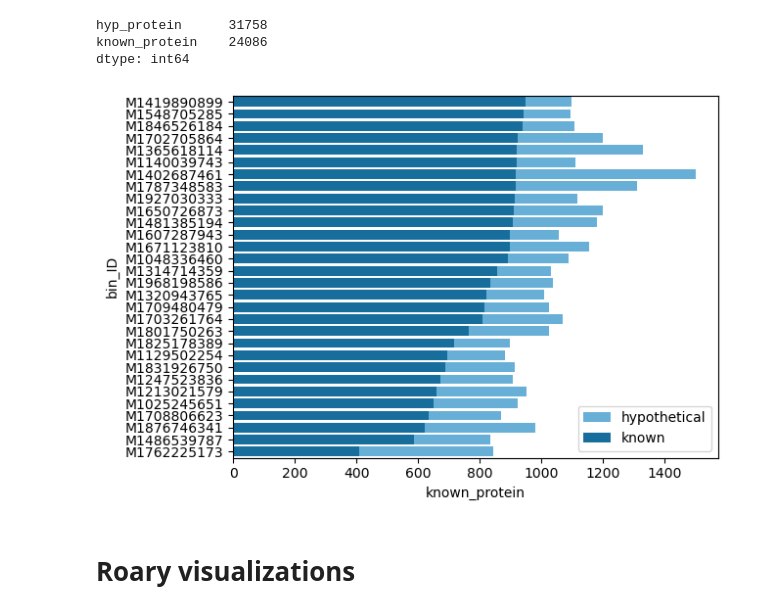
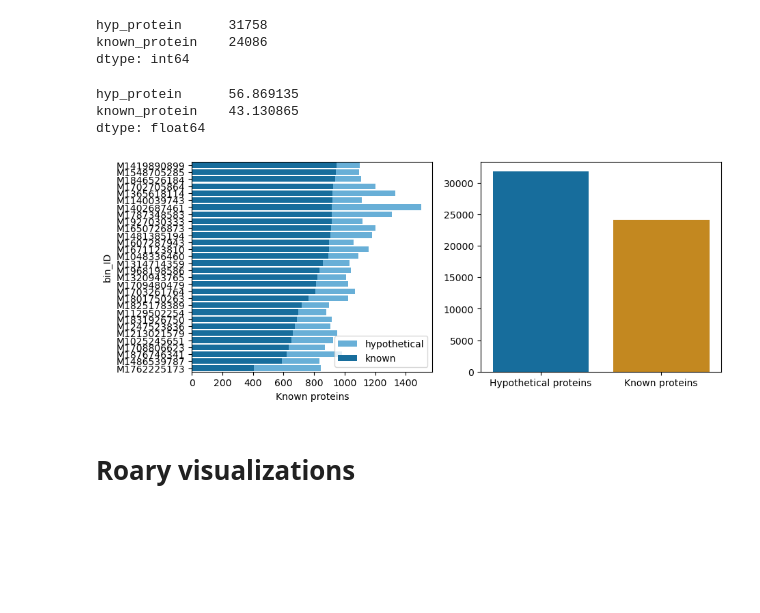
Before and after one commit to GentleHoney/Genomics_Project, a Jupyter notebook: proj_tmp.ipynb, the cells around one changed output. Saved outputs shown, nothing was run; the diff lists cells and outputs as text; code cells hidden in the pictures; blank space fills up the shorter version.

```diff
--- a/proj_tmp.ipynb
+++ b/proj_tmp.ipynb
@@ -363,16 +364,24 @@ product_df.sum()
 hyp_protein      31758
 known_protein    24086
 dtype: int64
+# %%
+product_df.sum()/product_df.sum().sum()*100
+# %% [output]
+hyp_protein      56.869135
+known_protein    43.130865
+dtype: float64
 # %%
-fig,ax = plt.subplots()
-sns.barplot(product_df,y=product_df.index,x='hyp_protein',color=sns.color_palette('colorblind')[9],orient='h',label='hypothetical')
-sns.barplot(product_df,y=product_df.index,x='known_protein',color=sns.color_palette('colorblind')[0],orient='h',label='known')
+fig,ax = plt.subplots(1,2,figsize=(10,4))
+sns.barplot(product_df,y=product_df.index,x='hyp_protein',color=sns.color_palette('colorblind')[9],orient='h',label='hypothetical',ax=ax[0])
+sns.barplot(product_df,y=product_df.index,x='known_protein',color=sns.color_palette('colorblind')[0],orient='h',label='known',ax=ax[0])
+sns.barplot(product_df.sum().to_frame().T,ax=ax[1])
 
-ax.legend()
-
+ax[0].set_xlabel('Known proteins')
+ax[0].legend()
+ax[1].set_xticklabels(['Hypothetical proteins', 'Known proteins'])
 fig.savefig(project_dir+"/plots/protein_distribution.png",dpi=300)
 # %% [output]
-[figure, old version]
+[figure, new version]
 # %% [markdown]
 # Roary visualizations
 # %%
```
Also changed, not shown: parts of 6 cells of this notebook, 4 other files.
